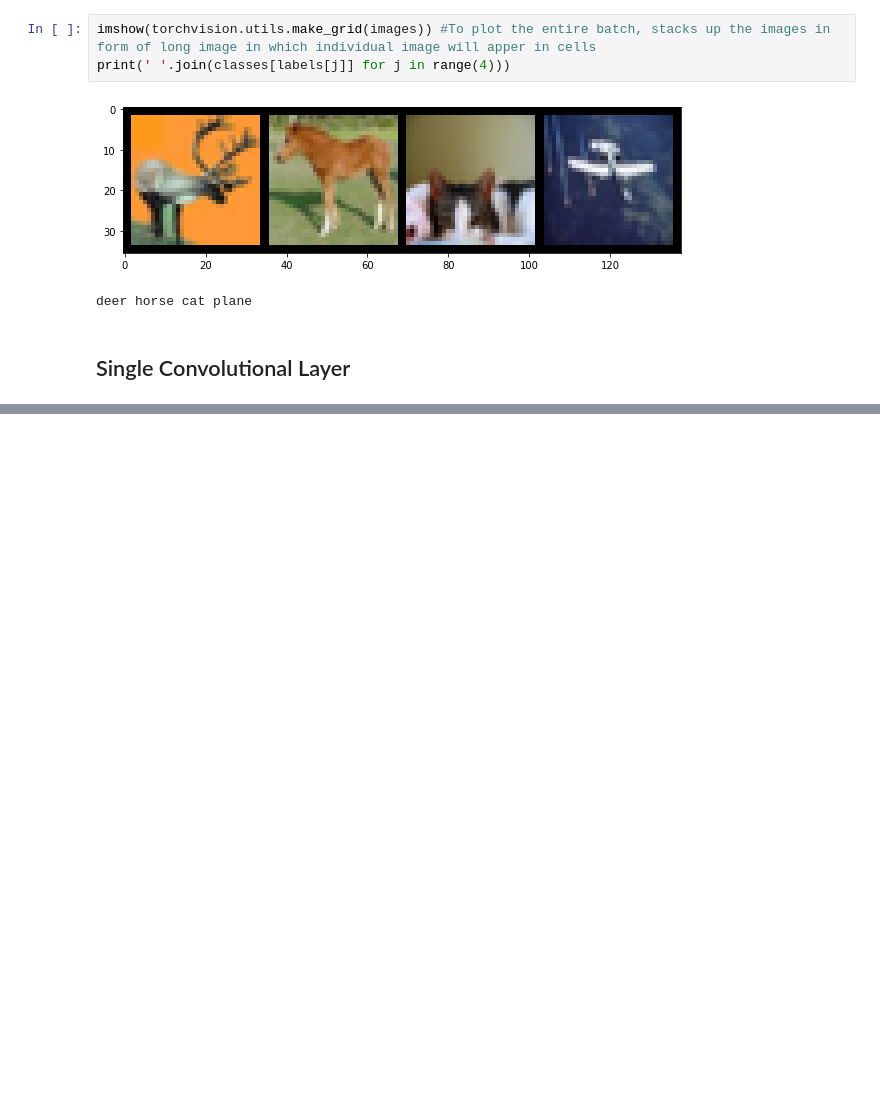
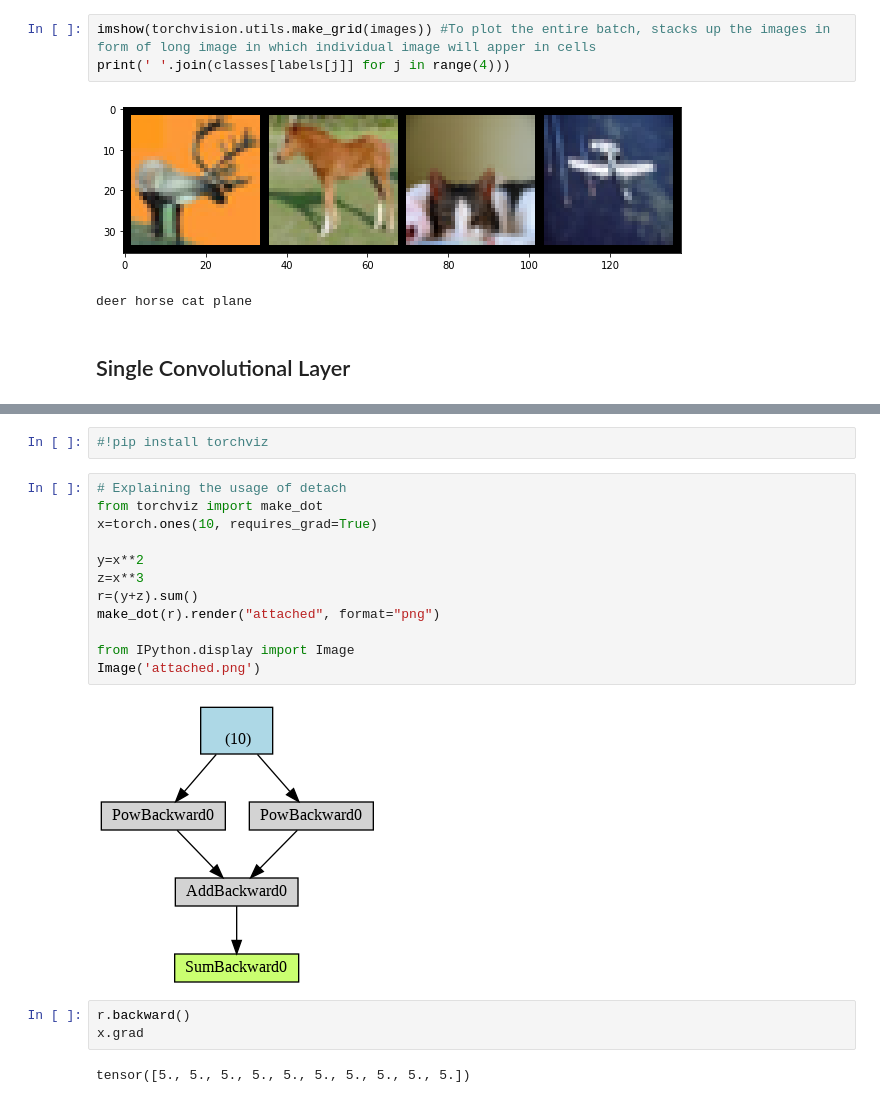
Before and after one commit to sagar9926/Pytorch, a Jupyter notebook: Pytorch_CNN.ipynb, the cells around one changed output, grey strips where cells are left out. Drawn from its saved outputs; the diff is of its cells as text; blank space fills up the shorter version.

```diff
--- a/Pytorch_CNN.ipynb
+++ b/Pytorch_CNN.ipynb
@@ -101,0 +172,21 @@ deer horse cat plane
+# %%
+#!pip install torchviz
+# %%
+# Explaining the usage of detach
+from torchviz import make_dot
+x=torch.ones(10, requires_grad=True)
+
+y=x**2
+z=x**3
+r=(y+z).sum()
+make_dot(r).render("attached", format="png")
+
+from IPython.display import Image
+Image('attached.png')
+# %% [output]
+[figure, added]
+# %%
+r.backward()
+x.grad
+# %% [output]
+tensor([5., 5., 5., 5., 5., 5., 5., 5., 5., 5.])
```
Also changed, not shown: parts of 19 cells of this notebook.
